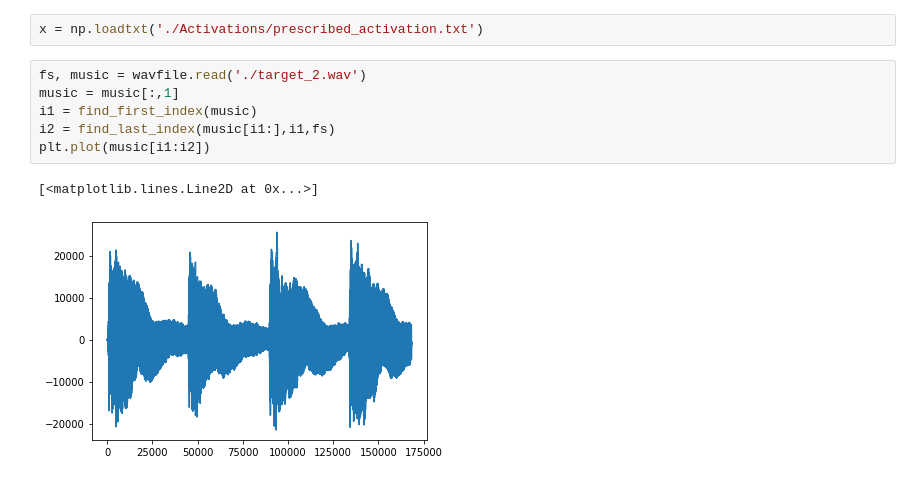
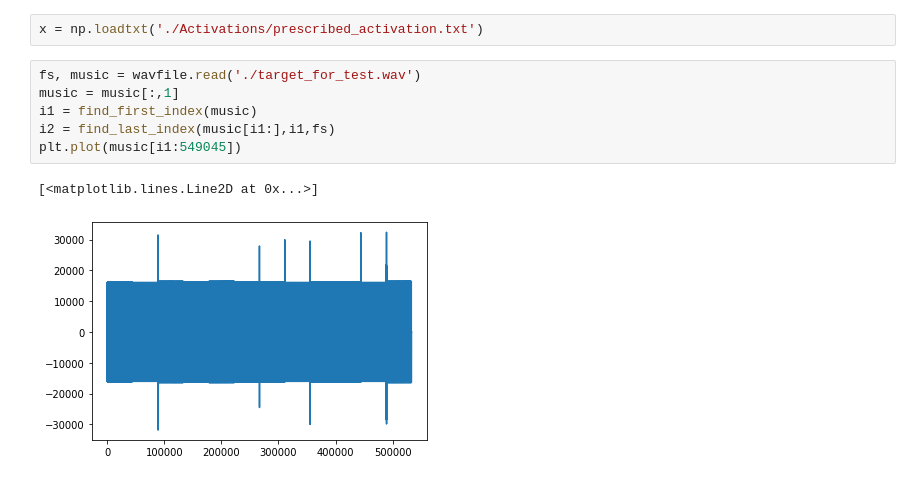
Before and after one commit to hesamazj/MusicianHand, a Jupyter notebook: test.ipynb, the cells around one changed output. Cells and saved outputs as stored; diff of their text form.

```diff
--- a/test.ipynb
+++ b/test.ipynb
@@ -131,11 +132,11 @@ np.savetxt('./train_activations/activation_3.txt',x)
 # %%
 x = np.loadtxt('./Activations/prescribed_activation.txt')
 # %%
-fs, music = wavfile.read('./target_2.wav')
+fs, music = wavfile.read('./target_for_test.wav')
 music = music[:,1]
 i1 = find_first_index(music)
 i2 = find_last_index(music[i1:],i1,fs)
-plt.plot(music[i1:i2])
+plt.plot(music[i1:549045])
 # %% [output]
 [<matplotlib.lines.Line2D at 0x...>]
-[figure, old version]
+[figure, new version]
```
Also changed, not shown: parts of 17 cells of this notebook, 29 other files.
